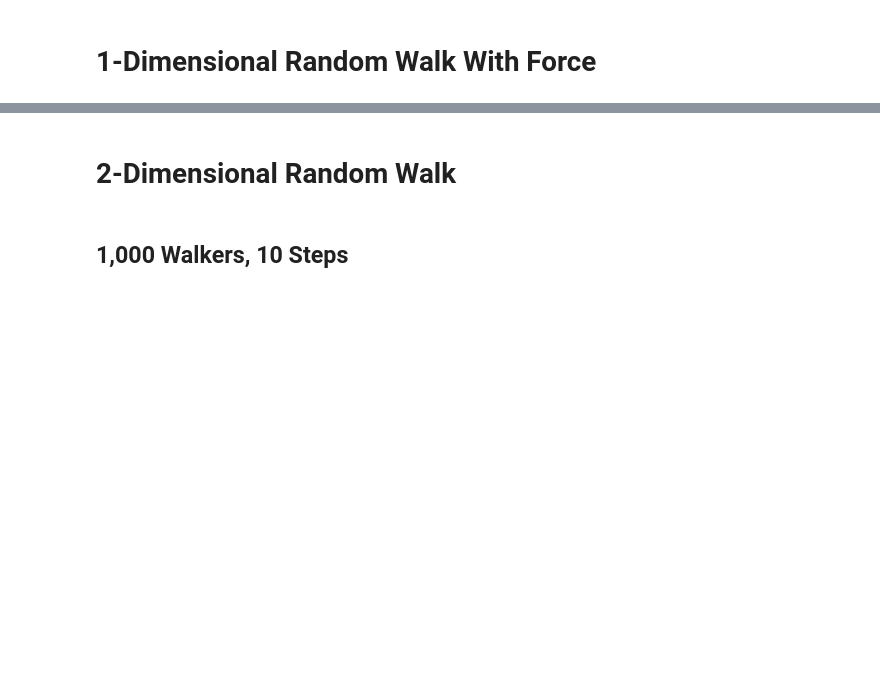
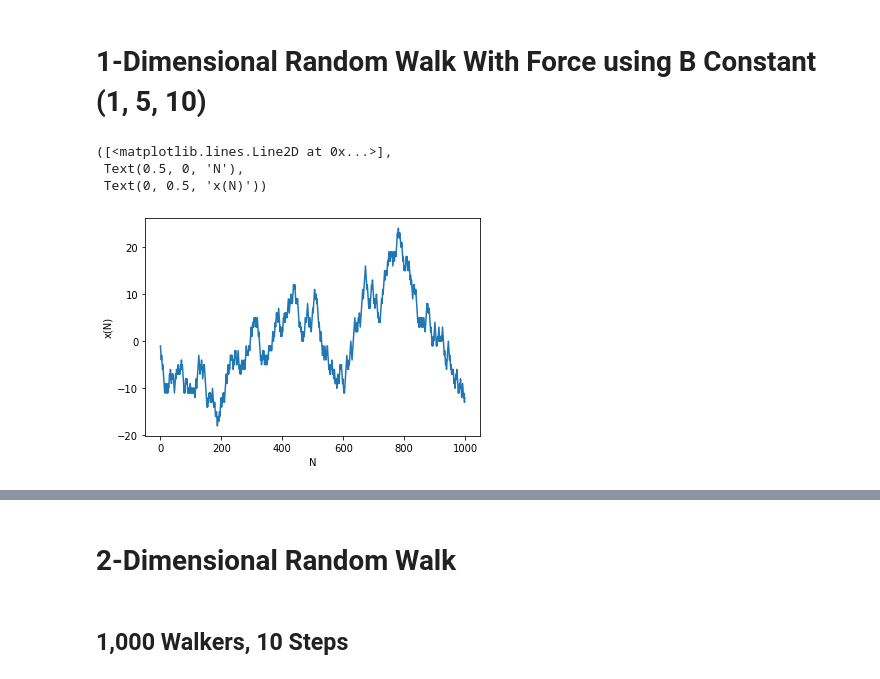
Before and after one commit to wpqc21/ClassificationLandscapes, a Jupyter notebook: Random_Walk_TensorFlow_01_19_2022.ipynb, the cells around one changed output, grey strips where cells are left out. Cells and saved outputs as stored; diff of their text form; code cells hidden in the pictures; blank space fills up the shorter version.

```diff
--- a/Random_Walk_TensorFlow_01_19_2022.ipynb
+++ b/Random_Walk_TensorFlow_01_19_2022.ipynb
@@ -84,2 +84,12 @@ plt.plot(rand_walk)
 # %% [markdown]
-# 1-Dimensional Random Walk With Force
+# 1-Dimensional Random Walk With Force using B Constant (1, 5, 10)
+# %%
+N = 1000
+u = 2*randint(0,2,size=N)-1
+xs = cumsum(u)
+plot(xs), xlabel('N'),ylabel('x(N)')
+# %% [output]
+([<matplotlib.lines.Line2D at 0x...>],
+ Text(0.5, 0, 'N'),
+ Text(0, 0.5, 'x(N)'))
+[figure, added]
```
Also changed, not shown: parts of 13 cells of this notebook.
